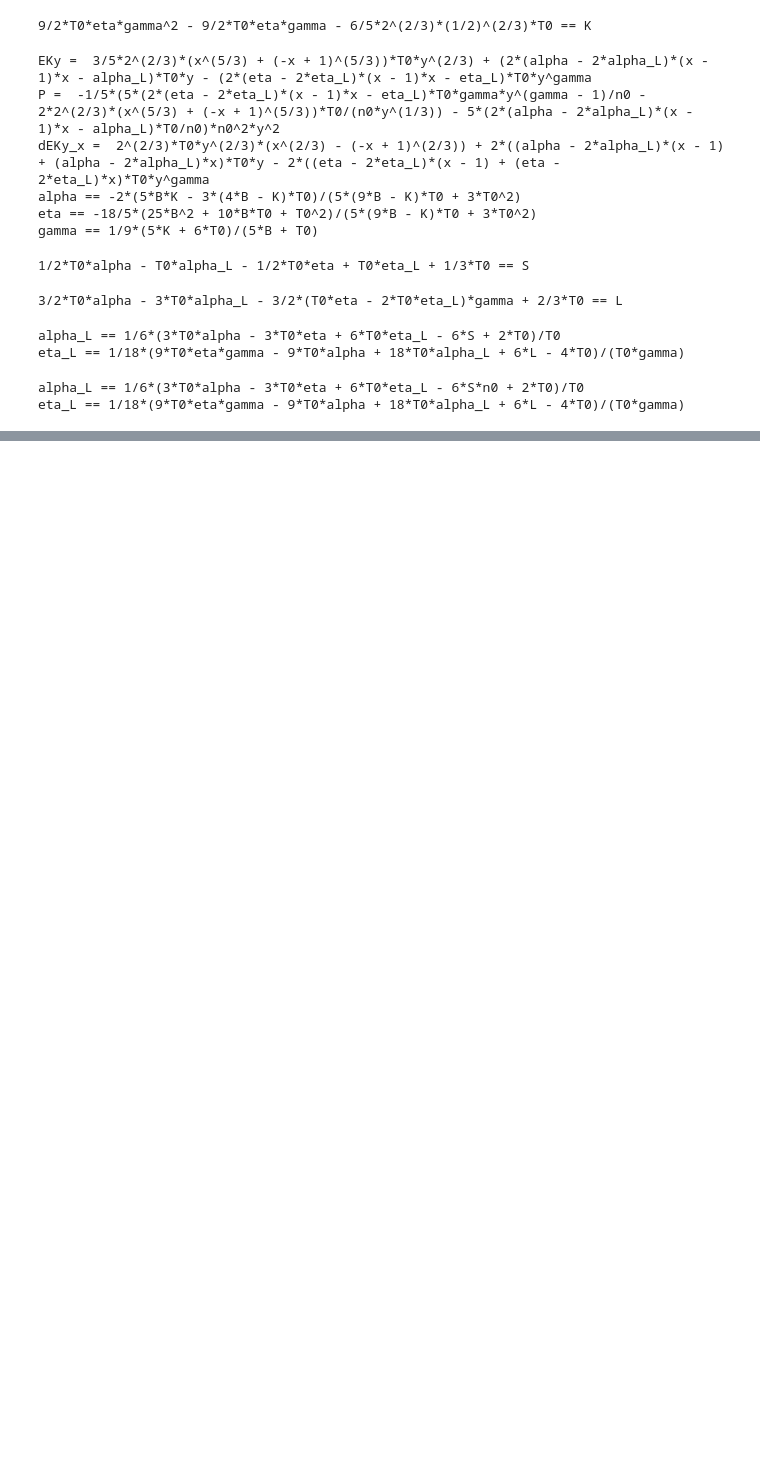
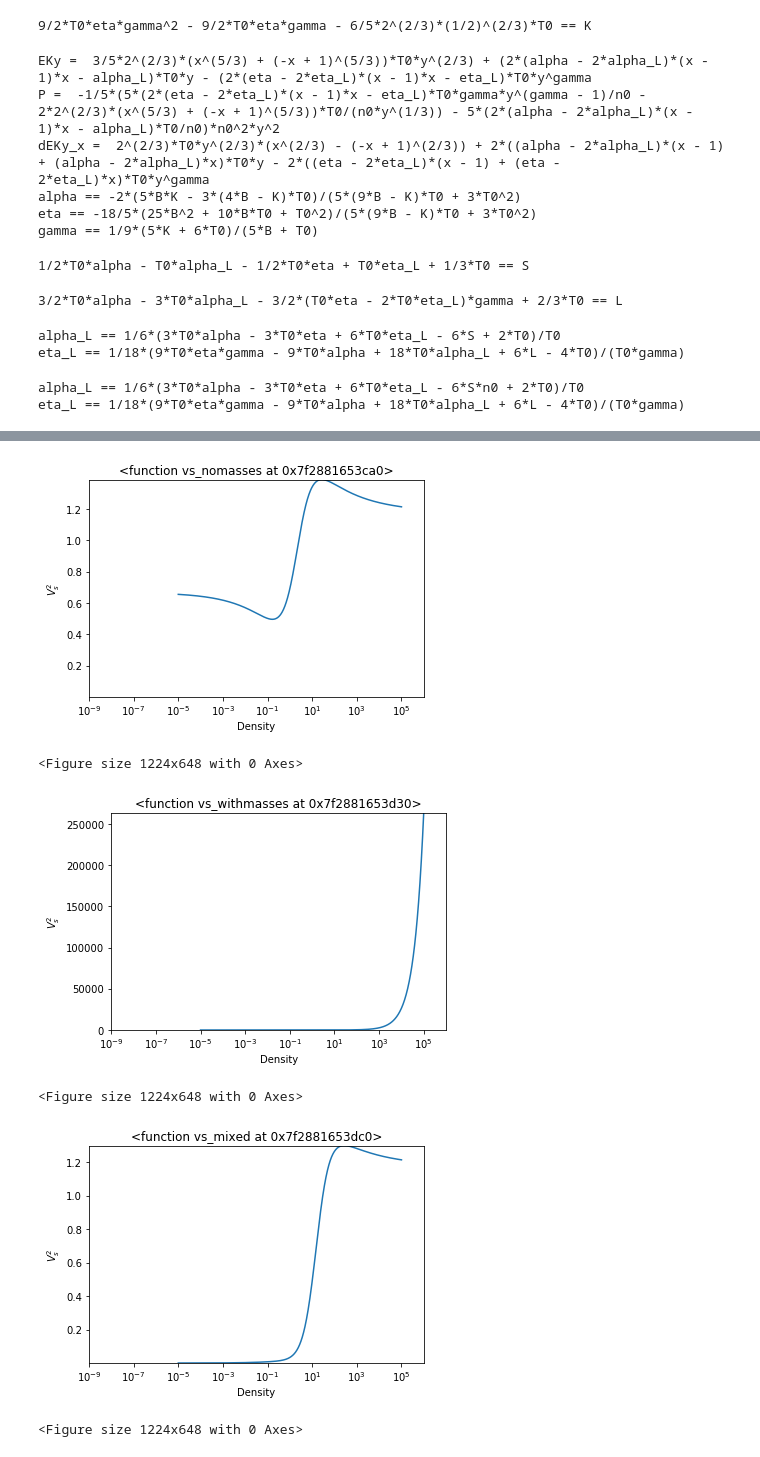
Before and after one commit to ny2292000/CMB_HU, a Jupyter notebook: AAA_Sage_NeutronStarEquations.ipynb, the cells around one changed output, grey strips where cells are left out. Drawn from its saved outputs; the diff is of its cells as text; code cells hidden in the pictures; blank space fills up the shorter version.

```diff
--- a/AAA_Sage_NeutronStarEquations.ipynb
+++ b/AAA_Sage_NeutronStarEquations.ipynb
@@ -179,14 +154,0 @@ $-3835.6591 \; \mathrm{MeV}$
-# %%
-n0 = 0.054263371
-alpha = 0.380811516179301
-alphaL = 0.363646873176985
-neta = 94.1933688410687
-nL = 47.0311955026687
-gamma = -0.00445029718098298
-
-n0=0.16
-alpha == 0.518789343227993
-alphaL == 0.477368057482725
-neta == 4.95844750335946
-nL == 2.38254851881421
-gamma == -0.0567134484294691
@@ -203,17 +154,0 @@ MN MP B S L
-# %%
-from sage.plot.plot3d.shapes import *
-S = Sphere(.5, color='yellow', opacity=0.3)
-S += Cone(.5, .5, color='red', opacity=0.3).translate(0,0,.3)
-S += Sphere(.1, color='white').translate(.45,-.1,.15) + Sphere(.05, color='black').translate(.51,-.1,.17)
-S += Sphere(.1, color='white').translate(.45, .1,.15) + Sphere(.05, color='black').translate(.51, .1,.17)
-S += Sphere(.1, color='yellow').translate(.5, 0, -.2)
-x,y,z=(0.5,0.7,0.3)
-v,w,q = [3*x for x in (0.1,-0.3,0.2)]
-S += arrow3d((x,y,z), (x+v,y+w,z+q), 5)
-v,w,q = [3*x for x in (0.1,-0.3,0.2)]
-S += arrow3d((x,y,z), (x+v,y+w,z+q), 5)
-x,y,z=(0.4,-0.1,0.4)
-v,w,q = (0.1,0.3,0.2)
-S +=  arrow3d((x,y,z), (x+v,y+w,z+q), 0.5)
-S.show()
-# S.scale(1,1,2).show()
@@ -222,7 +154,0 @@ Graphics3d Object
-# %%
-x,y,z=(0.5,0.7,0.3)
-v,w,q = (0.1,-0.3,0.2)
-ax=arrow3d((x,y,z), (x+v,y+w,z+q), 0.5)
-x,y,z=(0.4,-0.1,0.4)
-v,w,q = (0.1,0.3,-0.2)
-arrow3d((x,y,z), (x+v,y+w,z+q), 0.5, ax=ax).show()
@@ -230,0 +248,10 @@ Graphics3d Object
+# %%
+for vf in vs_list:
+    plotvs(vf, vf)
+# %% [output]
+[figure, added]
+<Figure size 1224x648 with 0 Axes>
+[figure, added]
+<Figure size 1224x648 with 0 Axes>
+[figure, added]
+<Figure size 1224x648 with 0 Axes>
```
Also changed, not shown: parts of 16 cells of this notebook, 15 other files.
